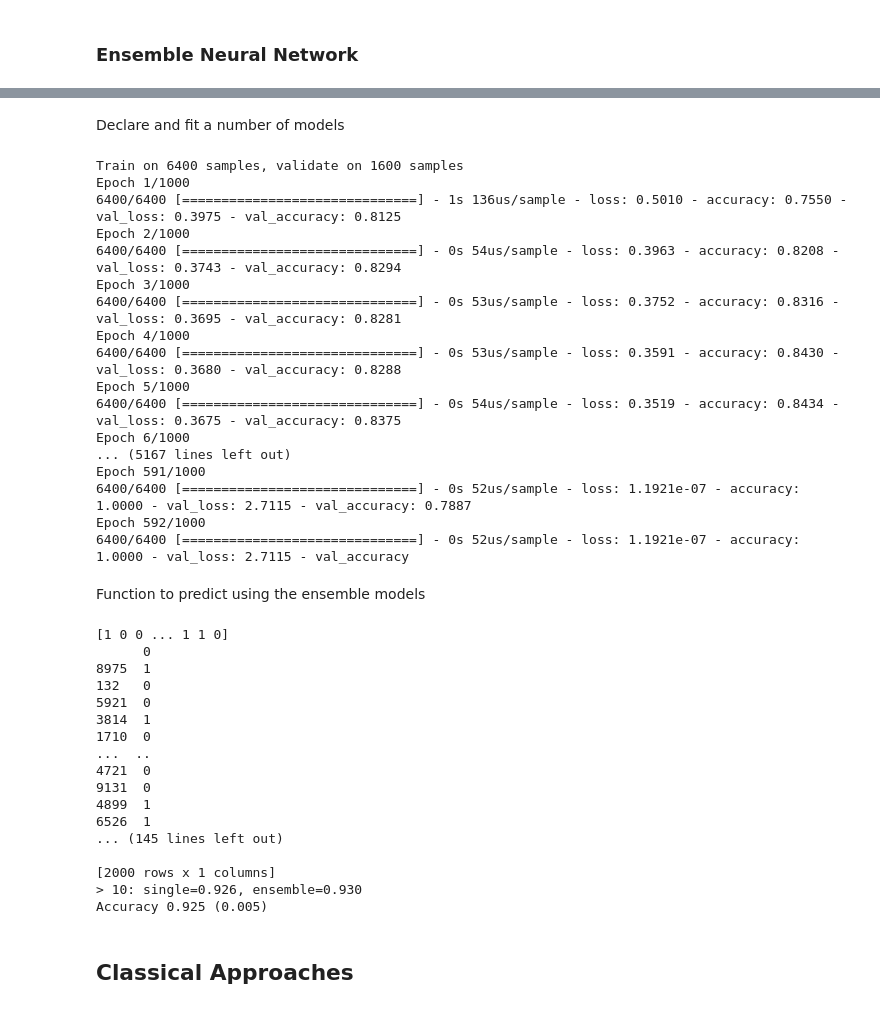
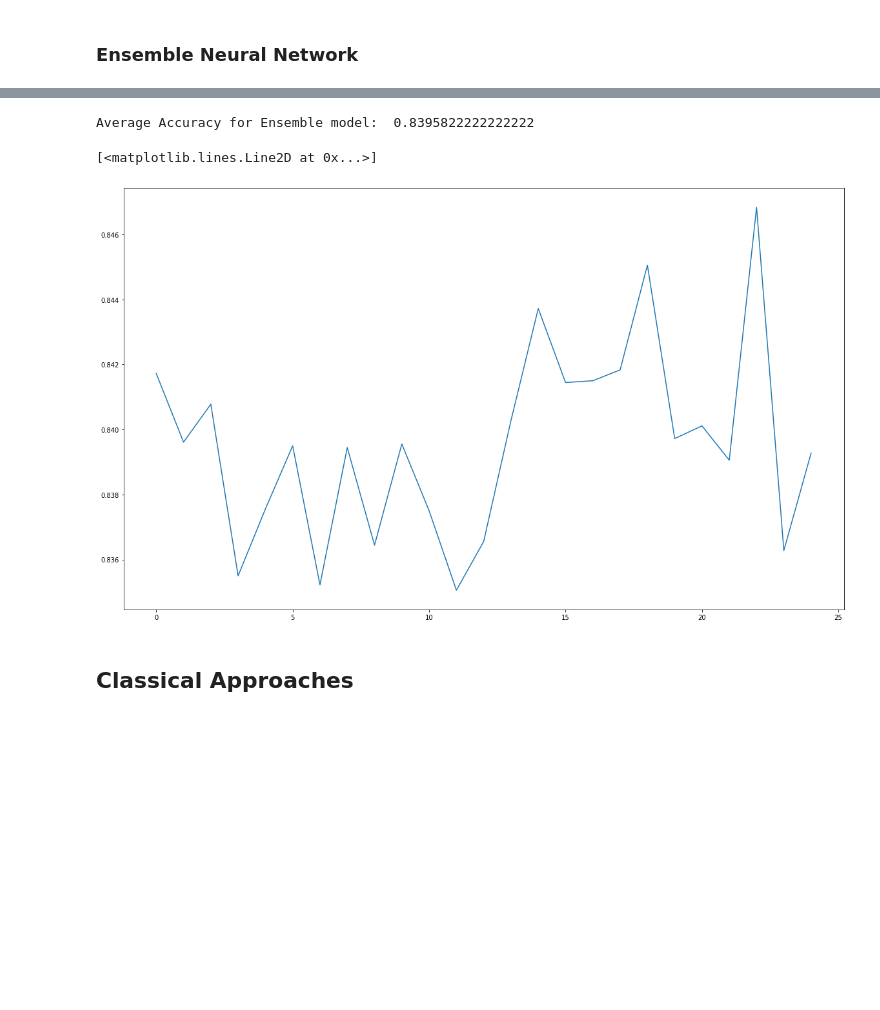
Before and after one commit to Sam-Malpass/Machine-Learning-Comparison, a Jupyter notebook: Machine Learning Report.ipynb, the cells around one changed output, grey strips where cells are left out. Cells and saved outputs as stored; diff of their text form; code cells hidden in the pictures; blank space fills up the shorter version.

```diff
--- a/Machine Learning Report.ipynb
+++ b/Machine Learning Report.ipynb
@@ -227,28 +212,3 @@ def fit_model(train_data, train_labels):
-# %% [markdown]
-Declare and fit a number of models
-# %%
-num_models = 10
-models = [fit_model(nn_train_values, nn_train_labels) for _ in range(num_models)]
-# %% [output]
-Train on 6400 samples, validate on 1600 samples
-Epoch 1/1000
-6400/6400 [==============================] - 1s 136us/sample - loss: 0.5010 - accuracy: 0.7550 - val_loss: 0.3975 - val_accuracy: 0.8125
-Epoch 2/1000
-6400/6400 [==============================] - 0s 54us/sample - loss: 0.3963 - accuracy: 0.8208 - val_loss: 0.3743 - val_accuracy: 0.8294
-Epoch 3/1000
-6400/6400 [==============================] - 0s 53us/sample - loss: 0.3752 - accuracy: 0.8316 - val_loss: 0.3695 - val_accuracy: 0.8281
-Epoch 4/1000
-6400/6400 [==============================] - 0s 53us/sample - loss: 0.3591 - accuracy: 0.8430 - val_loss: 0.3680 - val_accuracy: 0.8288
-Epoch 5/1000
-6400/6400 [==============================] - 0s 54us/sample - loss: 0.3519 - accuracy: 0.8434 - val_loss: 0.3675 - val_accuracy: 0.8375
-Epoch 6/1000
-... (5167 lines left out)
-Epoch 591/1000
-6400/6400 [==============================] - 0s 52us/sample - loss: 1.1921e-07 - accuracy: 1.0000 - val_loss: 2.7115 - val_accuracy: 0.7887
-Epoch 592/1000
-6400/6400 [==============================] - 0s 52us/sample - loss: 1.1921e-07 - accuracy: 1.0000 - val_loss: 2.7115 - val_accuracy
-# %% [markdown]
-Function to predict using the ensemble models
 # %%
 def ensemble_predictions(models, testX):
     # make predictions
@@ -260,44 +220,35 @@ def ensemble_predictions(models, testX):
     result = np.argmax(summed, axis=1)
     return result
 # %%
-def evaluate_n_members(models, num_models, testX, testy):
+def evaluate_ensemble(models, num_models, testX, testy):
     # select a subset of members
     subset = models[:num_models]
     # make prediction
     yhat = ensemble_predictions(subset, testX)
     # calculate accuracy
     return accuracy_score(testy, yhat)
-# %%
-# evaluate different numbers of ensembles on hold out set
-single_scores, ensemble_scores = list(), list()
-for i in range(1, len(models)+1):
-    # evaluate model with i members
-    ensemble_score = evaluate_n_members(models, i, nn_test_values, nn_test_labs)
-    _, single_score = models[i-1].evaluate(nn_test_values, nn_test_labels, verbose=0)
-    # summarize this step
-    print('> %d: single=%.3f, ensemble=%.3f' % (i, single_score, ensemble_score))
-    ensemble_scores.append(ensemble_score)
-    single_scores.append(single_score)
-# summarize average accuracy of a single final model
-print('Accuracy %.3f (%.3f)' % (np.mean(single_scores), np.std(single_scores)))
-# %% [output]
-[1 0 0 ... 1 1 0]
-      0
-8975  1
-132   0
-5921  0
-3814  1
-1710  0
-...  ..
-4721  0
-9131  0
-4899  1
-6526  1
-... (145 lines left out)
-
-[2000 rows x 1 columns]
-> 10: single=0.926, ensemble=0.930
-Accuracy 0.925 (0.005)
+# %%
+ensemble_accuracies = []
+num_models = 10
+for i in range(0,num_trials):
+    networks = [create_network() for _ in range(num_models)]
+    ensemble_scores = []
+    for j in range(1, len(networks)):
+        # Split the data into training and test
+        nn_train_values, nn_test_values, nn_train_labels, nn_test_labels = train_test_split(NN_Data, NN_Labels, test_size=0.2)
+        nn_train_labels = keras.utils.to_categorical(nn_train_labels)
+        # nn_test_labs = keras.utils.to_categorical(nn_test_labels)
+        train_network(networks[j-1], nn_train_values, nn_train_labels)
+        accuracy = evaluate_ensemble(networks, j, nn_test_values, nn_test_labels)
+        ensemble_scores.append(accuracy)
+    ensemble_accuracies.append(np.mean(ensemble_scores))
+print('Average Accuracy for Ensemble model: ', np.mean(ensemble_accuracies))
+plt.figure(figsize=(20,12))
+plt.plot(ensemble_accuracies)
+# %% [output]
+Average Accuracy for Ensemble model:  0.8395822222222222
+[<matplotlib.lines.Line2D at 0x...>]
+[figure, added]
 # %% [markdown]
 ## Classical Approaches
 # %% [markdown]
```
Also changed, not shown: parts of 53 cells of this notebook.
